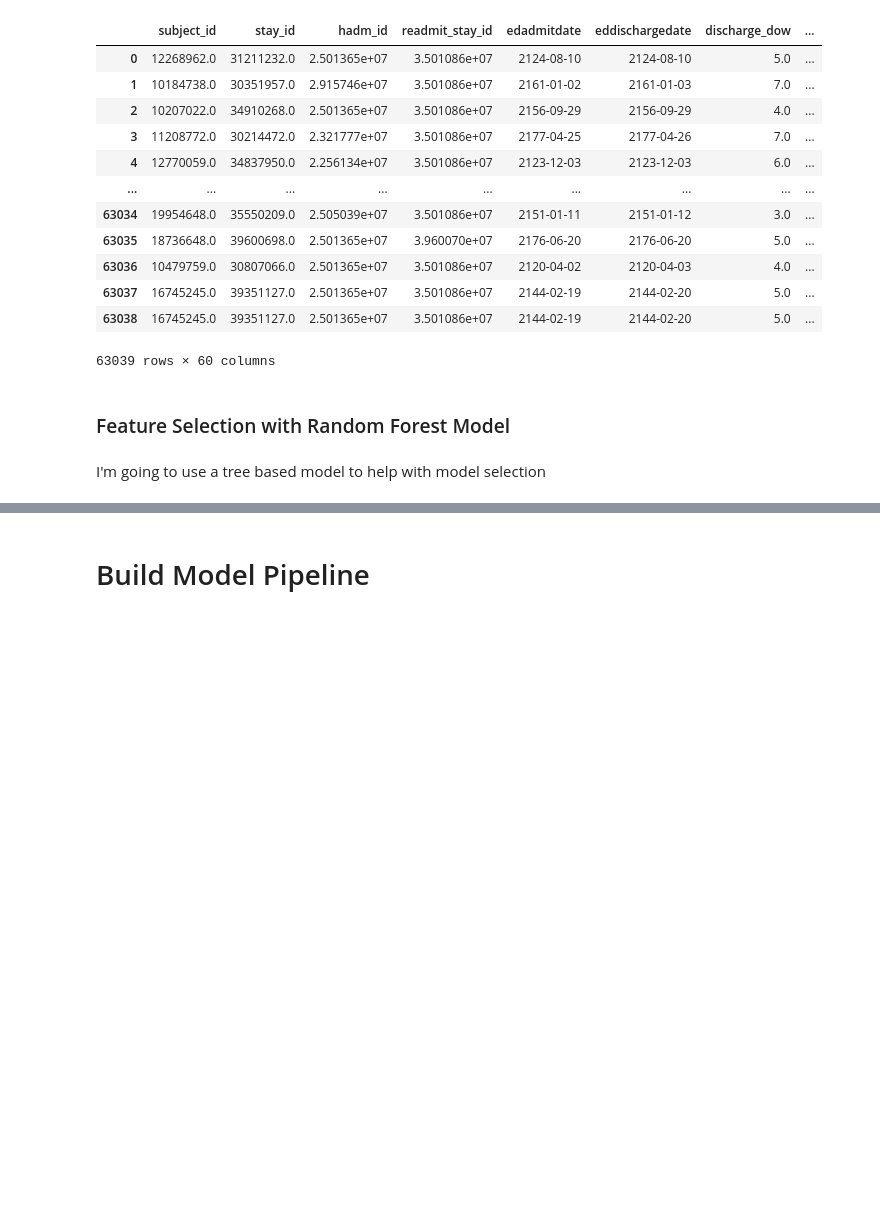
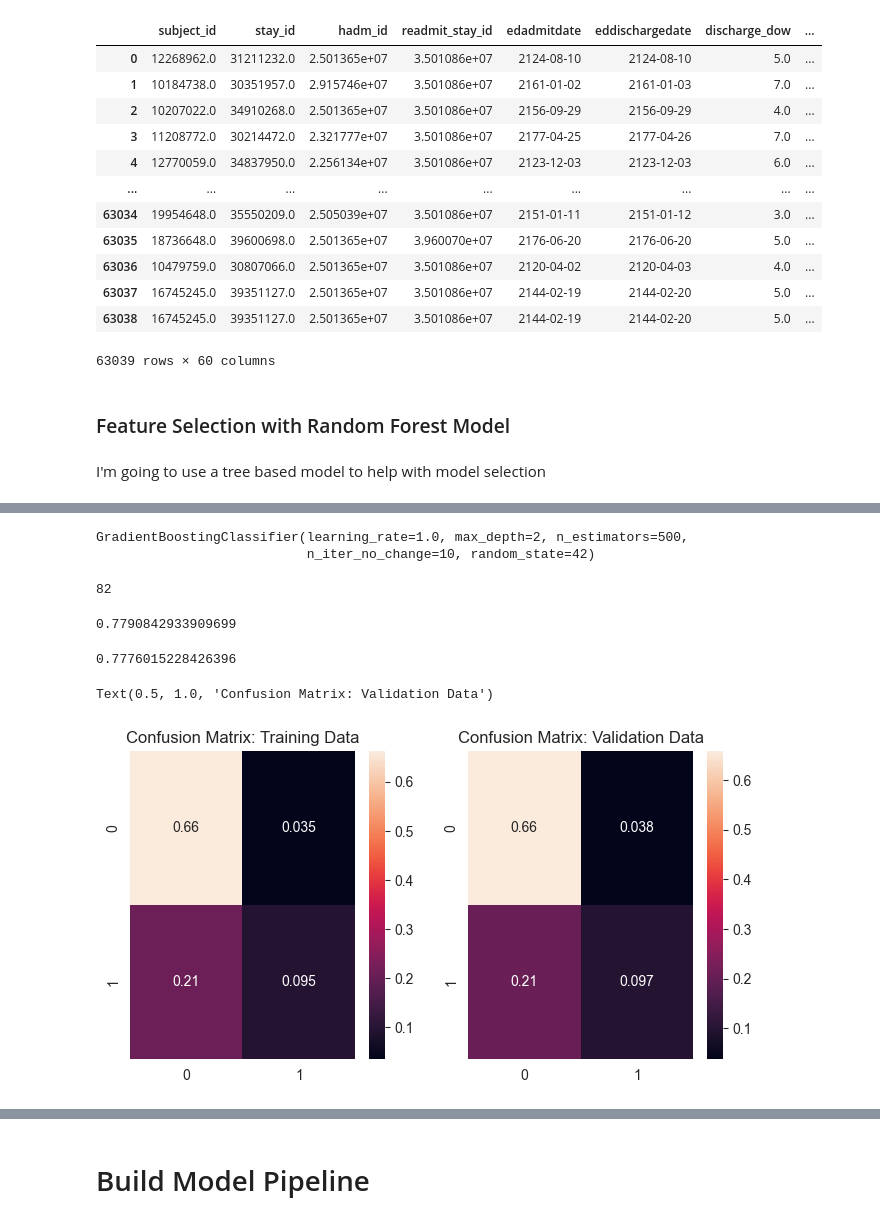
Before and after one commit to leetheoiv/Readmission-Risk-Prediction, a Jupyter notebook: Substance_Abuse_ML_Model.ipynb, the cells around one changed output, grey strips where cells are left out. Cells and saved outputs as stored; diff of their text form; code cells hidden in the pictures; blank space fills up the shorter version.

```diff
--- a/Substance_Abuse_ML_Model.ipynb
+++ b/Substance_Abuse_ML_Model.ipynb
@@ -719,6 +745,6 @@ print(random_search.best_params_)
 # %%
 # Get Feature Importances
-rnd_clf_optomized = RandomForestClassifier(n_estimators=100, max_leaf_nodes=20,max_depth=20,n_jobs=-1,random_state=42)
+rnd_clf_optomized = RandomForestClassifier(n_estimators=1000, max_leaf_nodes=20,n_jobs=-1,random_state=42)
 rnd_clf_optomized.fit(X_train,y_train)
 
 for score, name in zip(rnd_clf_optomized.feature_importances_,X_train.columns):
@@ -745,3 +773,8 @@ mental_health_category_Unspecified Mental Disorders 0.0
 # Only retain the features that were most important in the models prediciton
 X_train = X_train[['eddischargehour','LOS_hr','gender','anchor_age','marital_status','o2sat','acuity','num_comorbitites','total_discharges','sum_of_med_freq_id','sum_of_icd_freq_id','sum_of_language_freq_id','disposition_ELOPED','disposition_HOME','insurance_Private','race_group_Black / African American','race_group_White','mental_health_category_Mood Disorders','mental_health_category_Substance-Related Mental Disorders']]
 X_val = X_val[['eddischargehour','LOS_hr','gender','anchor_age','marital_status','o2sat','acuity','num_comorbitites','total_discharges','sum_of_med_freq_id','sum_of_icd_freq_id','sum_of_language_freq_id','disposition_ELOPED','disposition_HOME','insurance_Private','race_group_Black / African American','race_group_White','mental_health_category_Mood Disorders','mental_health_category_Substance-Related Mental Disorders']]
+# %%
+# print model values with optomized hyperparameters
+rnd_clf_optomized.fit(X_train,y_train)
+print("Optomized RandomForest Model train set:", rnd_clf_optomized.score(X_train, y_train))
+print("Optomized RandomForest Model val set:", rnd_clf_optomized.score(X_val, y_val))
@@ -747,0 +790,45 @@ X_val = X_val[['eddischargehour','LOS_hr','gender','anchor_age','marital_status'
+# %%
+from sklearn.ensemble import GradientBoostingClassifier
+
+
+gbrt_clf = GradientBoostingClassifier(
+    max_depth=2,
+    n_estimators=500,
+    learning_rate=1.0,
+    random_state=42,
+    n_iter_no_change=10 # a form of early stopping, if 20 trees doesnt help performanc the model stops
+)
+gbrt_clf.fit(X_train,y_train)
+# %% [output]
+GradientBoostingClassifier(learning_rate=1.0, max_depth=2, n_estimators=500,
+                           n_iter_no_change=10, random_state=42)
+# %%
+gbrt_clf.n_estimators_
+# %% [output]
+82
+# %%
+gbrt_clf.score(X_train,y_train)
+# %% [output]
+0.7790842933909699
+# %%
+gbrt_clf.score(X_val,y_val)
+# %% [output]
+0.7776015228426396
+# %%
+train_conf_matrix_gbrt = confusion_matrix(y_train, random_search.predict(X_train),normalize='all')
+val_conf_matrix_gbrt = confusion_matrix(y_val, random_search.predict(X_val),normalize='all')
+
+
+# Create a confusion Matrix Heatmap of performance on the training and validation set
+fig, (ax1,ax2) = plt.subplots(ncols=2, figsize=(8,4))
+
+# Heatmap: Training Set
+sns.heatmap(train_conf_matrix_gbrt,annot=True,ax=ax1)
+ax1.set_title("Confusion Matrix: Training Data")
+
+# Heatmap: Validation Set
+sns.heatmap(val_conf_matrix_gbrt,annot=True,ax=ax2)
+ax2.set_title("Confusion Matrix: Validation Data")
+# %% [output]
+Text(0.5, 1.0, 'Confusion Matrix: Validation Data')
+[figure, added]
```
Also changed, not shown: parts of 14 cells of this notebook.
